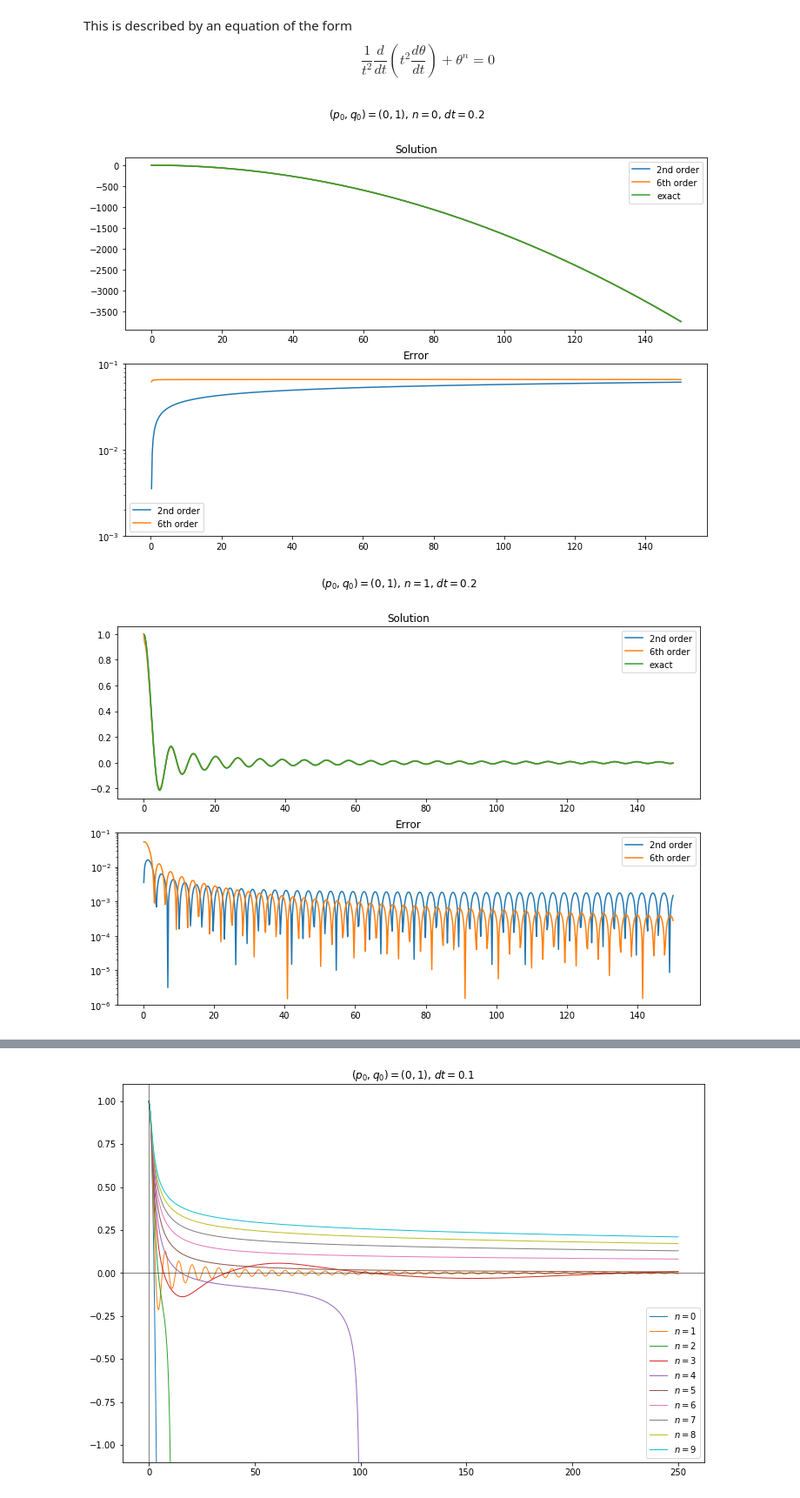
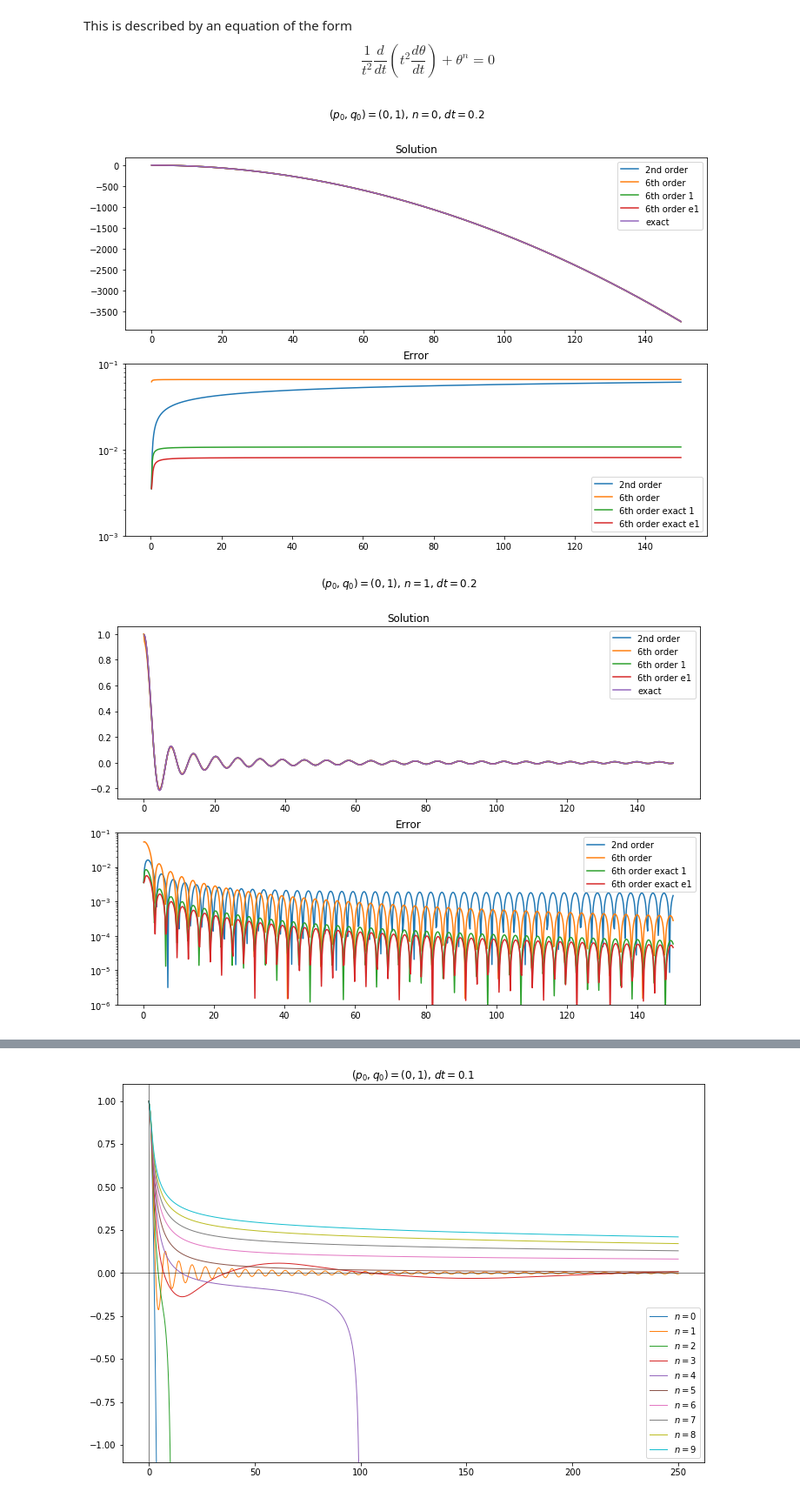
Before and after one commit to mseri/contact-integrators, a Jupyter notebook: The Lane-Emden Model.ipynb, the cells around one changed output, grey strips where cells are left out. Shown: that part at 87% size. Cells and saved outputs as stored; diff of their text form; code cells hidden in the pictures.

```diff
--- a/The Lane-Emden Model.ipynb
+++ b/The Lane-Emden Model.ipynb
@@ -43,6 +43,10 @@ sole, _, _ = ic.integrate(ic.step6e, le, tspan, p0, q0, 0.0)
 # solb, _, _ = ic.integrate(ic.step6b, le, tspan, p0, q0, 0.0)
 # solc, _, _ = ic.integrate(ic.step6c, le, tspan, p0, q0, 0.0)
 
+p1, q1 = sol[:,0][1], sol[:,1][1]
+solm1, _, _ = ic.integrate(ic.step6, le, tspan[1:], p1, q1, 0.0)
+sole1, _, _ = ic.integrate(ic.step6e, le, tspan[1:], p1, q1, 0.0)
+
 # solrk = rk4(le, (p0, q0), tspan)
 # solsc, _, _ = ic.integrate(ic.variational_step, le, tspan, p0, q0, 0.0)
 
@@ -54,6 +58,12 @@ plt.plot(tspan,
 plt.plot(tspan,
          solm[:,1],
          label="6th order")
+plt.plot(tspan[1:],
+         solm1[:,1],
+         label="6th order 1")
+plt.plot(tspan[1:],
+         sole1[:,1],
+         label="6th order e1")
 # plt.plot(tspan,
 #          sole[:,1],
 #          label="6th order exact")
@@ -80,6 +90,13 @@ plt.plot(tspan[1:],
 plt.plot(tspan[1:],
          abs(solm[:,1]-exact(tspan))[1:],
          label="6th order")
+plt.plot(tspan[1:],
+         abs(solm1[:,1]-exact(tspan)[1:]),
+         label="6th order exact 1")
+plt.plot(tspan[1:],
+         abs(sole1[:,1]-exact(tspan)[1:]),
+         label="6th order exact e1")
+
 # plt.plot(tspan[1:],
 #          abs(sole[:,1]-exact(tspan))[1:],
 #          label="6th order exact")
@@ -97,7 +114,7 @@ plt.ylim(1e-3, 1e-1)
 plt.legend()
 plt.show()
 # %% [output]
-[figure, old version]
+[figure, new version]
 # %%
 le = LaneEmden(1)
 dt = 0.2
@@ -115,6 +132,14 @@ plt.suptitle(f"$(p_0,q_0)=({p0},{q0})$, $n={le.n}$, $dt={dt}$")
 sol, _, _ = ic.integrate(ic.step, le, tspan, p0, q0, 0.0)
 solm, _, _ = ic.integrate(ic.step6, le, tspan, p0, q0, 0.0)
 
+sole, _, _ = ic.integrate(ic.step6e, le, tspan, p0, q0, 0.0)
+# solb, _, _ = ic.integrate(ic.step6b, le, tspan, p0, q0, 0.0)
+# solc, _, _ = ic.integrate(ic.step6c, le, tspan, p0, q0, 0.0)
+
+p1, q1 = sol[:,0][1], sol[:,1][1]
+solm1, _, _ = ic.integrate(ic.step6, le, tspan[1:], p1, q1, 0.0)
+sole1, _, _ = ic.integrate(ic.step6e, le, tspan[1:], p1, q1, 0.0)
+
 # solrk = rk4(le, (p0, q0), tspan)
 # solsc, _, _ = ic.integrate(ic.variational_step, le, tspan, p0, q0, 0.0)
 
@@ -124,34 +149,65 @@ plt.plot(tspan,
          sol[:,1],
          label="2nd order")
 plt.plot(tspan,
          solm[:,1],
          label="6th order")
+plt.plot(tspan[1:],
+         solm1[:,1],
+         label="6th order 1")
+plt.plot(tspan[1:],
+         sole1[:,1],
+         label="6th order e1")
+# plt.plot(tspan,
+#          sole[:,1],
+#          label="6th order exact")
+# plt.plot(tspan,
+#          solb[:,1],
+#          label="6th order b")
+# plt.plot(tspan,
+#          solc[:,1],
+#          label="6th order c")
+
 
 #     plt.plot(tspan,
 #              solsc[:,1],
 #              label="V")
 plt.plot(tspan, exact(tspan),
          label="exact")
 plt.legend()
 
 plt.subplot(212)
 plt.title("Error")
 plt.plot(tspan[1:],
          abs(sol[:,1]-exact(tspan))[1:],
          label="2nd order")
 plt.plot(tspan[1:],
          abs(solm[:,1]-exact(tspan))[1:],
          label="6th order")
+plt.plot(tspan[1:],
+         abs(solm1[:,1]-exact(tspan)[1:]),
+         label="6th order exact 1")
+plt.plot(tspan[1:],
+         abs(sole1[:,1]-exact(tspan)[1:]),
+         label="6th order exact e1")
 
+# plt.plot(tspan[1:],
+#          abs(sole[:,1]-exact(tspan))[1:],
+#          label="6th order exact")
+# plt.plot(tspan[1:],
+#          abs(solb[:,1]-exact(tspan))[1:],
+#          label="6th order b")
+# plt.plot(tspan[1:],
+#          abs(solc[:,1]-exact(tspan))[1:],
+#          label="6th order c")
 #     plt.plot(tspan,
 #              solsc[:,1]-exact(tspan),
 #              label="V")
 plt.yscale("log")
 plt.ylim(1e-6, 1e-1)
 plt.legend()
 plt.show()
 # %% [output]
-[figure, old version]
+[figure, new version]
 # %%
 le = LaneEmden(5)
 dt = 0.2
```
Also changed, not shown: parts of 1 cell of this notebook.
